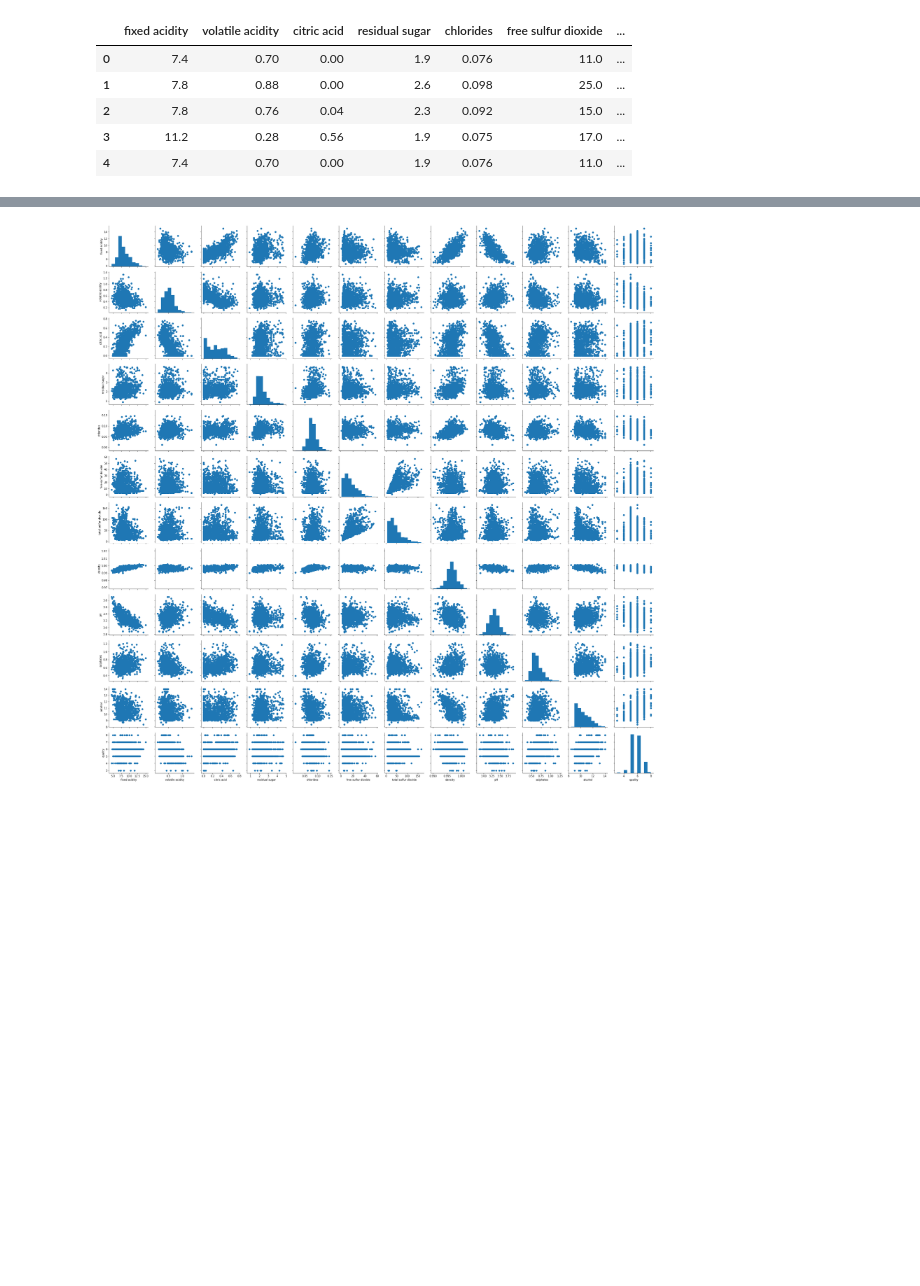
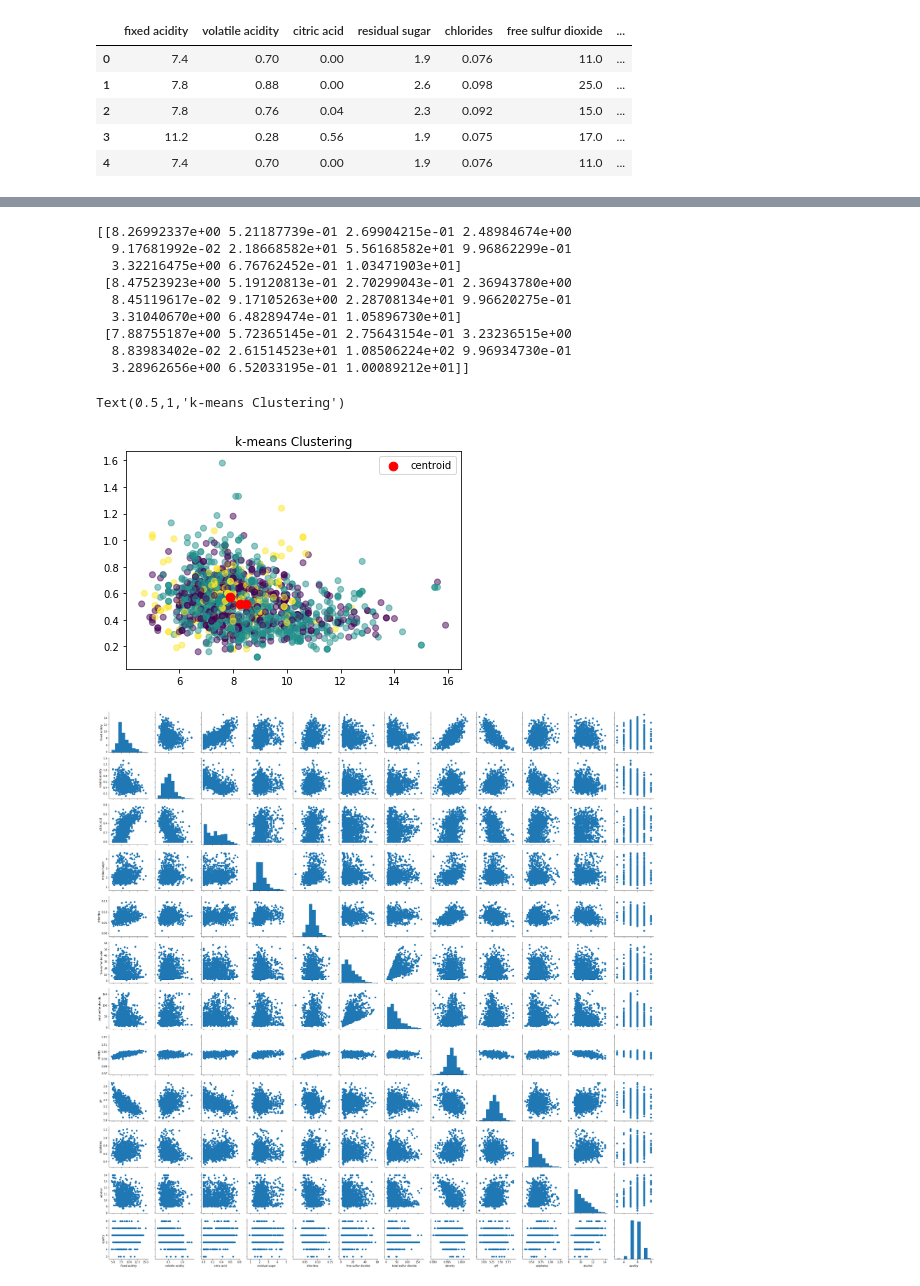
Before and after one commit to EffyFang/DataMining, a Jupyter notebook: winequality/Project_remove_outliers_Kai.ipynb, the cells around one changed output, grey strips where cells are left out. Drawn from its saved outputs; the diff is of its cells as text; code cells hidden in the pictures; blank space fills up the shorter version.

```diff
--- a/winequality/Project_remove_outliers_Kai.ipynb
+++ b/winequality/Project_remove_outliers_Kai.ipynb
@@ -44,3 +151,45 @@ new_df = red.drop(Outliers_to_drop, axis = 0).reset_index(drop=True)
+# %%
+# K-means method
+
+# build the k-means model and assume 2 clusters
+k_means = KMeans(n_clusters=3)
+
+# fit data into assigned clusters
+k_means.fit(X)
+
+# get the predicition
+y_pred = k_means.predict(X)
+
+# scatter plot for xs and ys
+xs = X[:,0]
+ys = X[:,1]
+plt.scatter(xs, ys, c=y_pred, alpha=0.5)
+
+# Assign the cluster centers: centroids
+centroids = k_means.cluster_centers_
+print(centroids)
+# Assign the columns of centroids: centroids_x, centroids_y
+centroids_x = centroids[:,0]
+centroids_y = centroids[:,1]
+
+# Make a scatter plot of centroids_x and centroids_y
+plt.scatter(centroids_x, centroids_y, s = 75,
+            c = 'red', label = 'centroid')
+
+plt.legend()
+plt.title("k-means Clustering")
+# %% [output]
+[[8.26992337e+00 5.21187739e-01 2.69904215e-01 2.48984674e+00
+  9.17681992e-02 2.18668582e+01 5.56168582e+01 9.96862299e-01
+  3.32216475e+00 6.76762452e-01 1.03471903e+01]
+ [8.47523923e+00 5.19120813e-01 2.70299043e-01 2.36943780e+00
+  8.45119617e-02 9.17105263e+00 2.28708134e+01 9.96620275e-01
+  3.31040670e+00 6.48289474e-01 1.05896730e+01]
+ [7.88755187e+00 5.72365145e-01 2.75643154e-01 3.23236515e+00
+  8.83983402e-02 2.61514523e+01 1.08506224e+02 9.96934730e-01
+  3.28962656e+00 6.52033195e-01 1.00089212e+01]]
+Text(0.5,1,'k-means Clustering')
+[figure, added]
 # %%
 ax = sns.PairGrid(new_df)
 ax = ax.map_diag(plt.hist)
```
Also changed, not shown: parts of 16 cells of this notebook.
